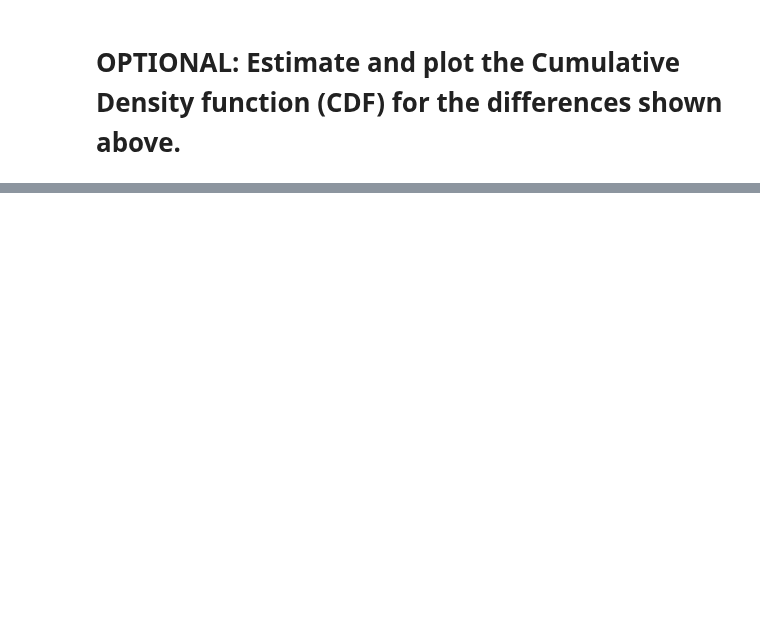
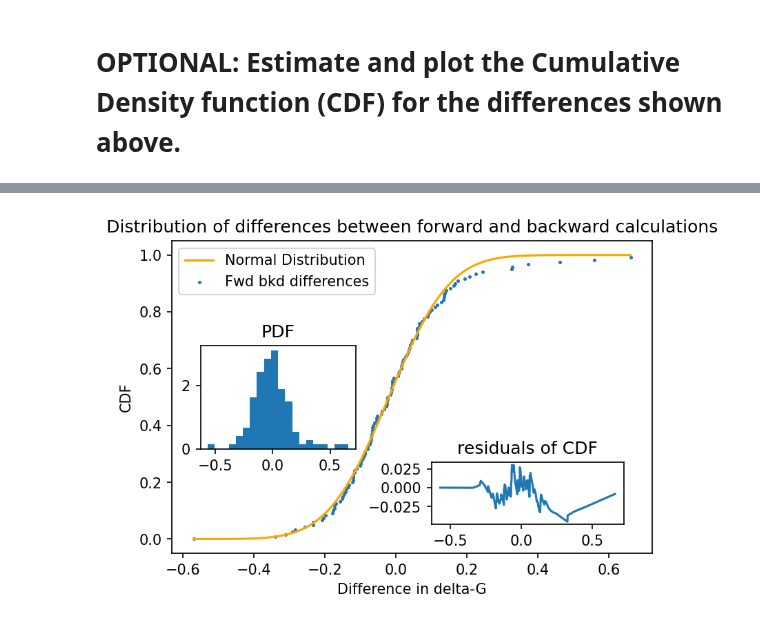
Before and after one commit to BranniganLab/safep, a Jupyter notebook: BAR_NAMD_alchemlyb.ipynb, the cells around one changed output, grey strips where cells are left out. Drawn from its saved outputs; the diff is of its cells as text; code cells hidden in the pictures; blank space fills up the shorter version.

Commit message:
Fitting cdf directly rather than through the normal distribution

```diff
--- a/BAR_NAMD_alchemlyb.ipynb
+++ b/BAR_NAMD_alchemlyb.ipynb
@@ -230,0 +258,48 @@ plt.show()
+# %%
+from scipy.special import erfc
+from scipy.optimize import curve_fit as scipyFit
+#Wrapper for fitting the normal CDF
+def cumFn(x, m, s):
+    r = norm.cdf(x, m, s)
+    return r
+# %%
+#fit a normal distribution to the existing data
+fitted = scipyFit(cumFn, X, Y)[0]
+
+dx = 0.01
+Xnorm  = np.arange(np.min(X), np.max(X), dx)
+
+Ynorm = norm.cdf(Xnorm, fitted[0], fitted[1])
+Yexpected = norm.cdf(X, fitted[0], fitted[1])
+
+#plot the data as they are (estimate the CDF) and the fitted cdf
+fig, ax = plt.subplots(1, 1)
+plt.xlabel('Difference in delta-G')
+plt.ylabel("CDF")
+plt.title("Distribution of differences between forward and backward calculations")
+
+ax.scatter(X, Y, 2, label="Fwd bkd differences")
+ax.plot(Xnorm, Ynorm, label="Normal Distribution", color="orange")
+
+binNum = 20
+window = binNum
+#dydx = getMovingAveSlope(X, Y, window)
+#e = int(window/2)
+axins = inset_axes(ax, width=1.5, height=1, loc="center left", borderpad=2)
+axins.hist(dG_f + np.array(dG_b), bins=binNum, density=True);
+#axins.plot(X[e:-e], dydx[:-1], color="gray")
+axins.set_title("PDF")
+#axins.tick_params(labelleft=False, labelbottom=False)
+
+residuals = Y-Yexpected
+axins2 = inset_axes(ax, width="40%", height="20%", loc=4, borderpad=2)
+axins2.plot(X, residuals)
+axins2.set_title("residuals of CDF")
+#axins2.tick_params(labelleft=False, labelbottom=False)
+
+ax.legend()
+
+plt.savefig(f"{path}DistributionOfDifferences{affix}.png", dpi=600)
+plt.show()
+# %% [output]
+[figure, added]
```
Also changed, not shown: parts of 5 cells of this notebook.
